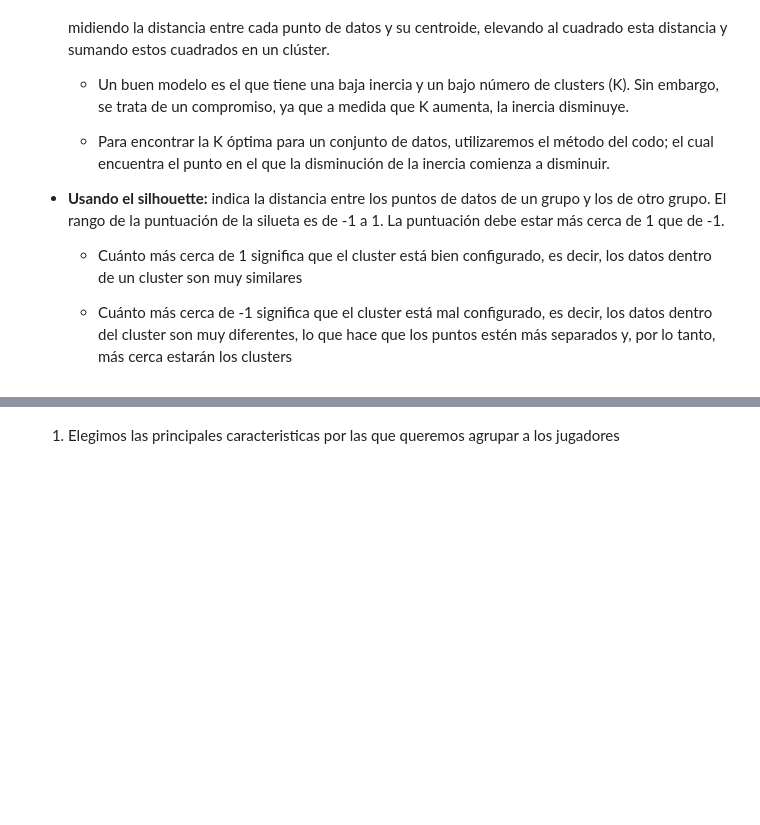
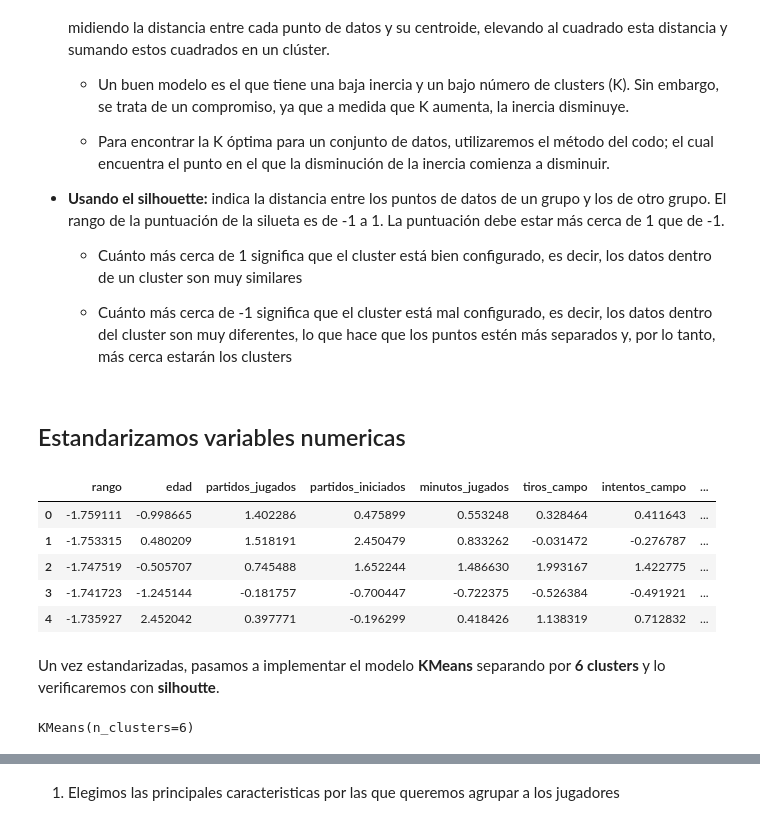
Before and after one commit to Aliciafs97/Proyecto-NBA, a Jupyter notebook: Regionales 2021-2022/EDA-NBA.ipynb, the cells around one changed output, grey strips where cells are left out. Saved outputs shown, nothing was run; the diff lists cells and outputs as text; code cells hidden in the pictures; blank space fills up the shorter version.

```diff
--- a/Regionales 2021-2022/EDA-NBA.ipynb
+++ b/Regionales 2021-2022/EDA-NBA.ipynb
@@ -419,3 +422,25 @@ Lo primero que tenemos que hacer es determinar el número de clusters que utiliz
     - Cuánto más cerca de 1 significa que el cluster está bien configurado, es decir, los datos dentro de un cluster son muy similares
 
     - Cuánto más cerca de -1 significa que el cluster está mal configurado, es decir, los datos dentro del cluster son muy diferentes, lo que hace que los puntos estén más separados y, por lo tanto, más cerca estarán los clusters
+# %% [markdown]
+## Estandarizamos variables numericas
+# %%
+df_nba_numerica = df_nba_cambios.select_dtypes(include=np.number)
+# %%
+st = StandardScaler()
+df_estandarizado = pd.DataFrame(st.fit_transform(df_nba_numerica), columns=df_nba_numerica.columns)
+df_estandarizado.head()
+# %% [output]
+|  | rango | edad | partidos_jugados | partidos_iniciados | minutos_jugados | tiros_campo | intentos_campo | ... |
+| 0 | -1.759111 | -0.998665 | 1.402286 | 0.475899 | 0.553248 | 0.328464 | 0.411643 | ... |
+| 1 | -1.753315 | 0.480209 | 1.518191 | 2.450479 | 0.833262 | -0.031472 | -0.276787 | ... |
+| 2 | -1.747519 | -0.505707 | 0.745488 | 1.652244 | 1.486630 | 1.993167 | 1.422775 | ... |
+| 3 | -1.741723 | -1.245144 | -0.181757 | -0.700447 | -0.722375 | -0.526384 | -0.491921 | ... |
+| 4 | -1.735927 | 2.452042 | 0.397771 | -0.196299 | 0.418426 | 1.138319 | 0.712832 | ... |
+# %% [markdown]
+Un vez estandarizadas, pasamos a implementar el modelo **KMeans** separando por **6 clusters** y lo verificaremos con **silhoutte**.
+# %%
+km_6 = KMeans(n_clusters=6)
+km_6.fit(df_estandarizado)
+# %% [output]
+KMeans(n_clusters=6)
```
Also changed, not shown: parts of 13 cells of this notebook, 1 other file.
